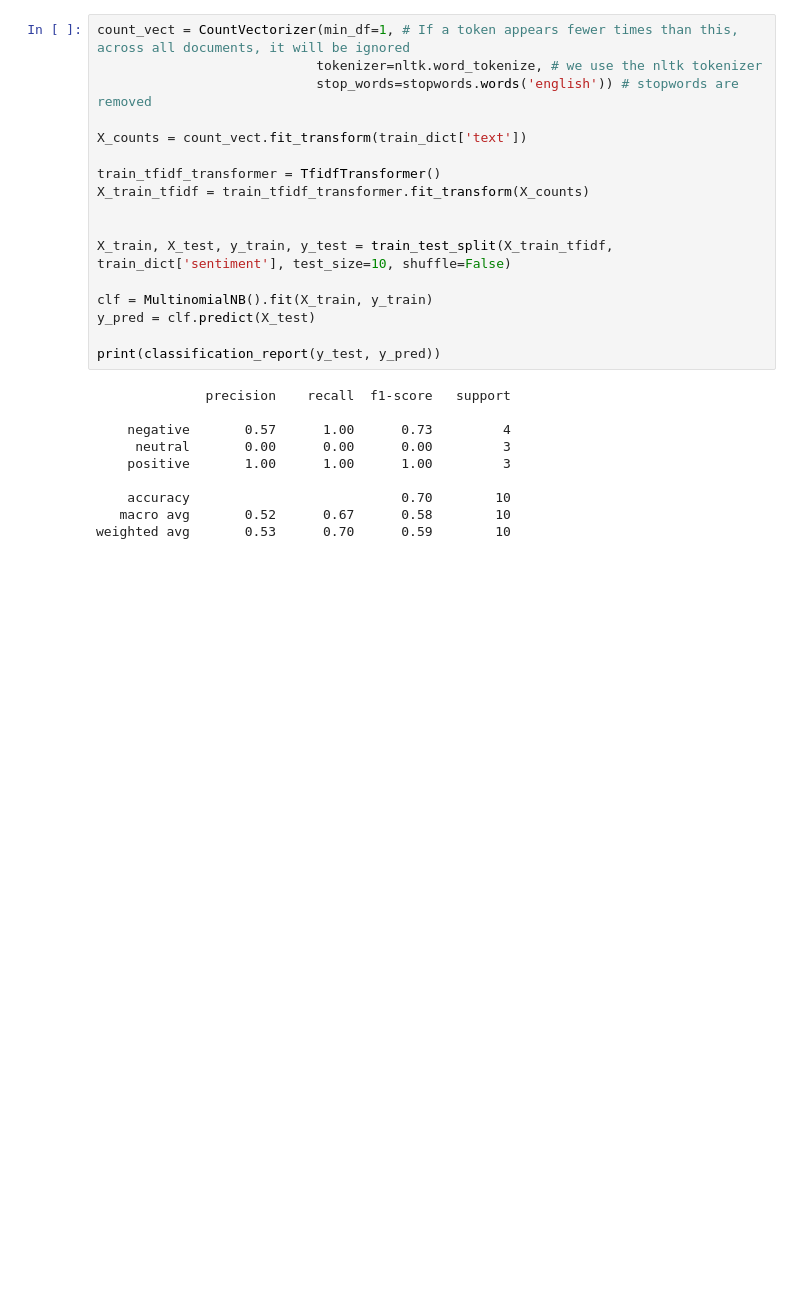
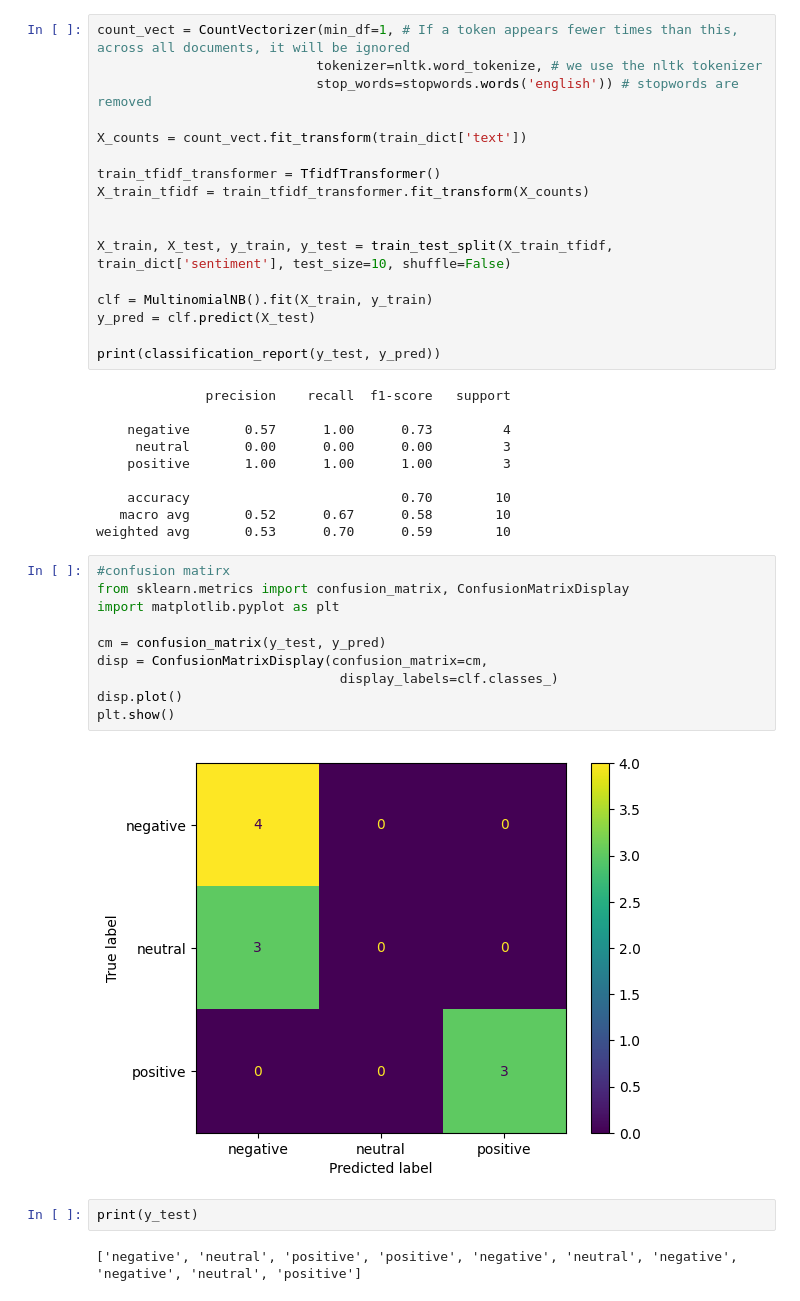
Before and after one commit to yari-iray/ba-text-mining-group19, a Jupyter notebook: final_project/final_sentiment.ipynb, the cells around one changed output. Cells and saved outputs as stored; diff of their text form; blank space fills up the shorter version.

Commit message:
visuals

```diff
--- a/final_project/final_sentiment.ipynb
+++ b/final_project/final_sentiment.ipynb
@@ -181,3 +181,19 @@ print(classification_report(y_test, y_pred))
     accuracy                           0.70        10
    macro avg       0.52      0.67      0.58        10
 weighted avg       0.53      0.70      0.59        10
+# %%
+#confusion matirx
+from sklearn.metrics import confusion_matrix, ConfusionMatrixDisplay
+import matplotlib.pyplot as plt
+
+cm = confusion_matrix(y_test, y_pred)
+disp = ConfusionMatrixDisplay(confusion_matrix=cm,
+                               display_labels=clf.classes_)
+disp.plot()
+plt.show()
+# %% [output]
+[figure, added]
+# %%
+print(y_test)
+# %% [output]
+['negative', 'neutral', 'positive', 'positive', 'negative', 'neutral', 'negative', 'negative', 'neutral', 'positive']
```
Also changed, not shown: parts of 5 cells of this notebook.
